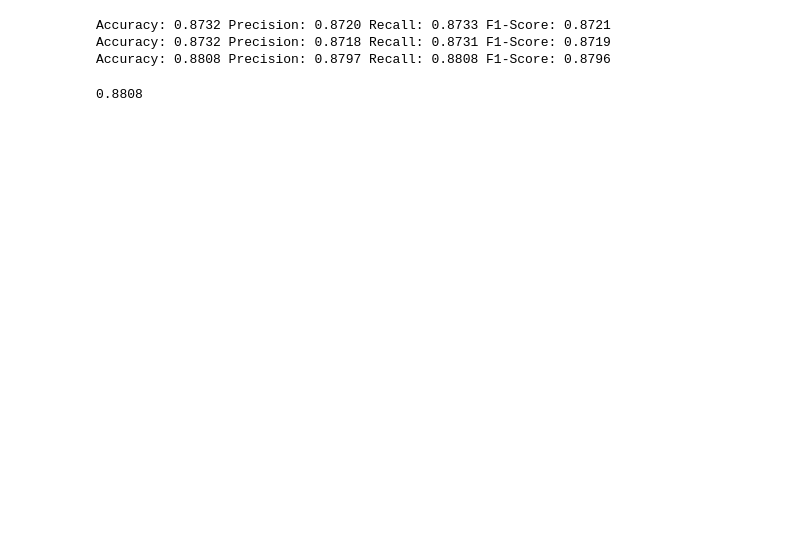
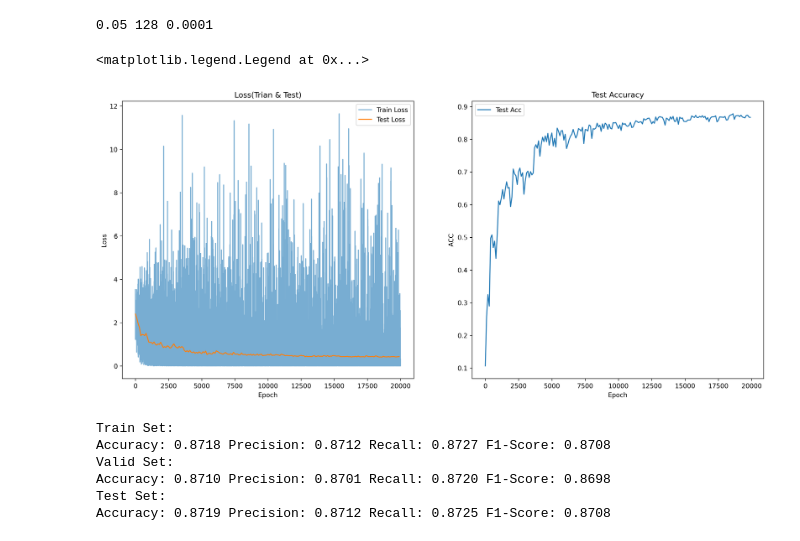
Before and after one commit to LucasTsui0725/DATA620004_Assignments, a Jupyter notebook: Assign1/code.ipynb, the cells around one changed output. Drawn from its saved outputs; the diff is of its cells as text; code cells hidden in the pictures; blank space fills up the shorter version.

```diff
--- a/Assign1/code.ipynb
+++ b/Assign1/code.ipynb
@@ -284,0 +319,16 @@ for epoch in tqdm(range(20000)):
+# %%
+lr_list = [0.001, 0.01, 0.05, 0.1, 0.5]
+hidden_dim_list = [32, 64, 128]
+l2_weight_list = [0.0001, 0.0002, 0.0003, 0.0004, 0.0005]
+
+min_val_loss = None
+best_lr, best_hidden_dim, best_l2_weight = None, None, None
+for lr, hidden_dim, l2_weight in tqdm(itertools.product(lr_list, hidden_dim_list, l2_weight_list)):
+    val_loss = train_model(lr=lr, hidden_dim=hidden_dim, l2_weight=l2_weight)
+    if min_val_loss is None:
+        min_val_loss = val_loss
+        best_lr, best_hidden_dim, best_l2_weight = lr, hidden_dim, l2_weight
+    else:
+        if val_loss < min_val_loss:
+            min_val_loss = val_loss
+            best_lr, best_hidden_dim, best_l2_weight = lr, hidden_dim, l2_weight
@@ -284,0 +374,23 @@ for epoch in tqdm(range(20000)):
+# %%
+print(best_lr, best_hidden_dim, best_l2_weight)
+# %% [output]
+0.05 128 0.0001
+# %%
+plt.figure(dpi=300, figsize=(18, 8))
+plt.subplot(1, 2, 1)
+plt.title("Loss(Trian & Test)")
+plt.plot(train_loss_list, alpha=0.6, label='Train Loss')
+plt.plot([_ * 100 for _ in range(len(test_loss_list))], test_loss_list, label='Test Loss')
+plt.xlabel("Epoch")
+plt.ylabel("Loss")
+plt.legend()
+
+plt.subplot(1, 2, 2)
+plt.plot([_ * 100 for _ in range(len(test_acc_list))], test_acc_list, label="Test Acc")
+plt.title('Test Accuracy')
+plt.xlabel("Epoch")
+plt.ylabel("ACC")
+plt.legend()
+# %% [output]
+<matplotlib.legend.Legend at 0x...>
+[figure, added]
@@ -291,10 +409,16 @@ def calc_metrics(model, dataset, label):
     f1 = f1_score(predicts, label, average='macro')
     print(f"Accuracy: {acc:.4f} Precision: {prec:.4f} Recall: {rec:.4f} F1-Score: {f1:.4f}")
 # %%
-calc_metrics(m, train_images, train_labels)
-calc_metrics(m, valid_images, valid_labels)
-calc_metrics(m, test_images, test_labels)
+print("Train Set:")
+calc_metrics(load_m, train_images, train_labels)
+print("Valid Set:")
+calc_metrics(load_m, valid_images, valid_labels)
+print("Test Set:")
+calc_metrics(load_m, test_images, test_labels)
 # %% [output]
-Accuracy: 0.8732 Precision: 0.8720 Recall: 0.8733 F1-Score: 0.8721
-Accuracy: 0.8732 Precision: 0.8718 Recall: 0.8731 F1-Score: 0.8719
-Accuracy: 0.8808 Precision: 0.8797 Recall: 0.8808 F1-Score: 0.8796
+Train Set:
+Accuracy: 0.8718 Precision: 0.8712 Recall: 0.8727 F1-Score: 0.8708
+Valid Set:
+Accuracy: 0.8710 Precision: 0.8701 Recall: 0.8720 F1-Score: 0.8698
+Test Set:
+Accuracy: 0.8719 Precision: 0.8712 Recall: 0.8725 F1-Score: 0.8708
@@ -311,5 +424,0 @@ copy_m.load('/Users/tsuilai/Desktop/课程代码/神经网络与深度学习/Ass
-# %%
-copy_test_predicts = copy_m(test_images).argmax(axis=1)
-np.sum(copy_test_predicts == test_labels) / len(test_labels)
-# %% [output]
-0.8808
```
Also changed, not shown: parts of 12 cells of this notebook, 4 other files.
